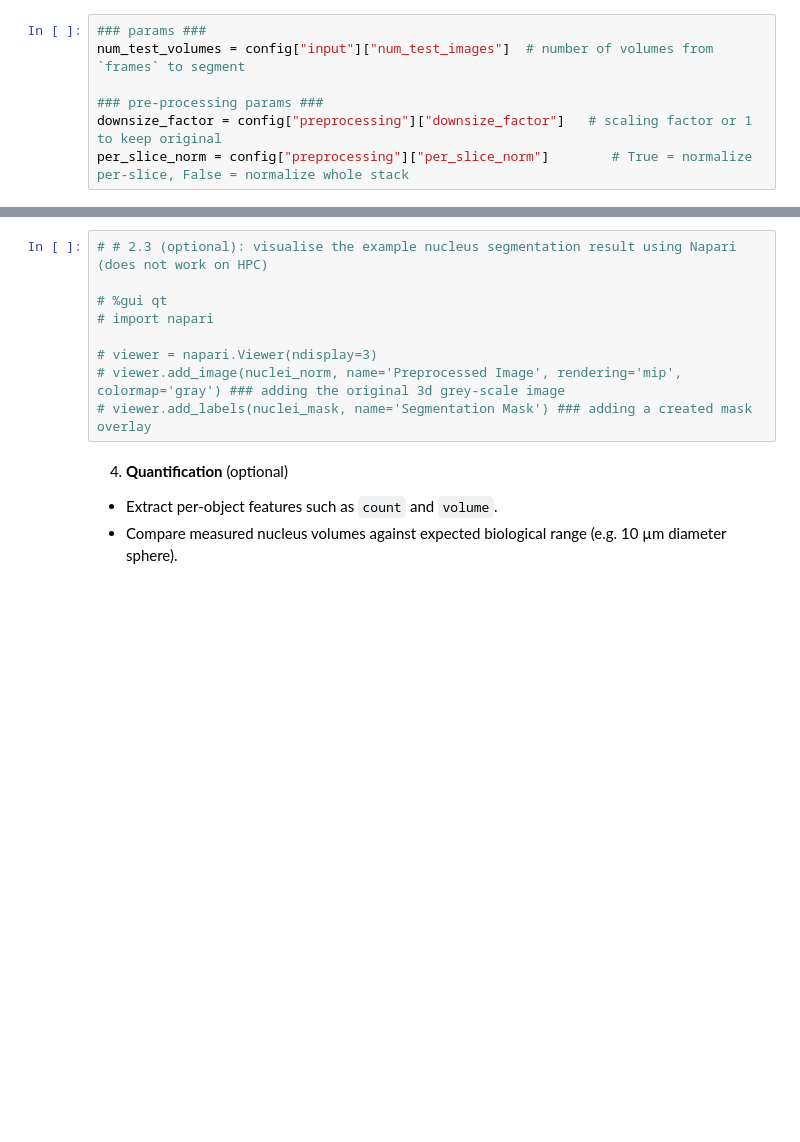
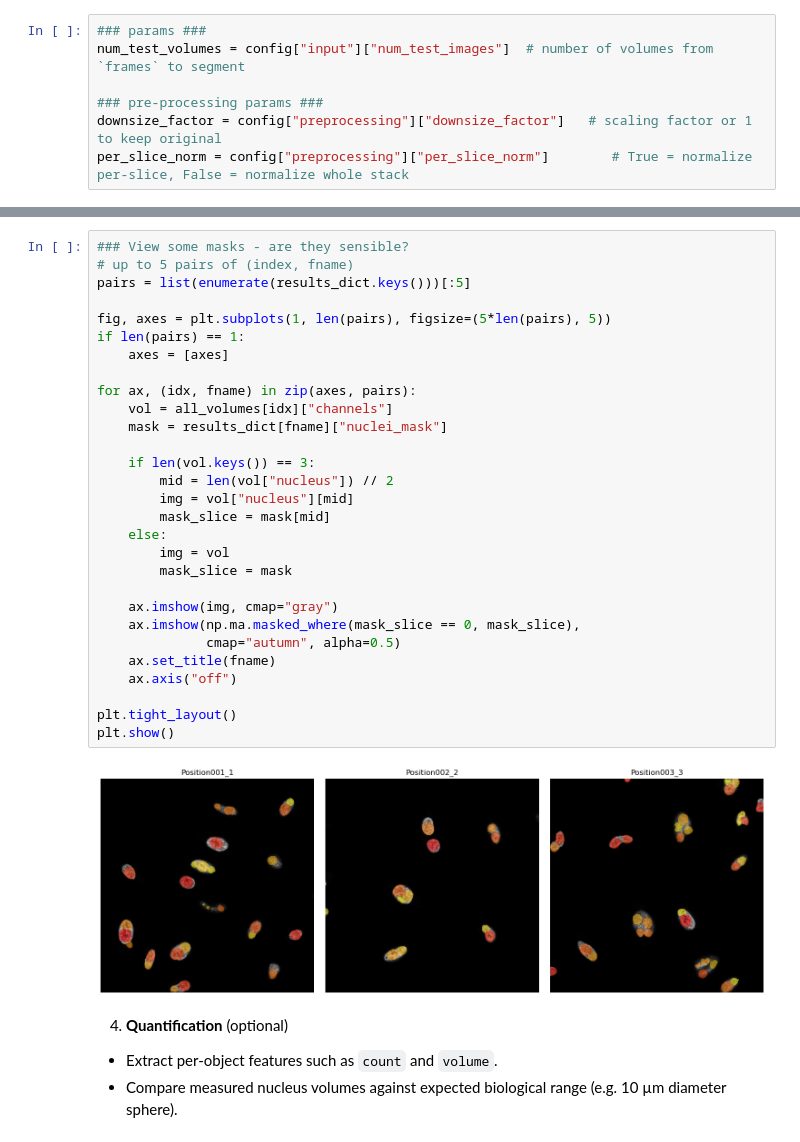
Before and after one commit to UCL-Biosciences/UCL-Biosciences-Image-Analysis, a Jupyter notebook: notebooks/3d_multichannel_analysis.ipynb, the cells around one changed output, grey strips where cells are left out. Drawn from its saved outputs; the diff is of its cells as text; blank space fills up the shorter version.

Commit message:
napari was killing the kernel every time I opened it. Have removed napari cells and replaced with cells that plot the masks over original images instead

```diff
--- a/notebooks/3d_multichannel_analysis.ipynb
+++ b/notebooks/3d_multichannel_analysis.ipynb
@@ -294,12 +298,34 @@ Using default values: prob_thresh=0.707933, nms_thresh=0.3.
-# %%
-# # 2.3 (optional): visualise the example nucleus segmentation result using Napari (does not work on HPC)
-
-# %gui qt
-# import napari
-
-# viewer = napari.Viewer(ndisplay=3)
-# viewer.add_image(nuclei_norm, name='Preprocessed Image', rendering='mip', colormap='gray') ### adding the original 3d grey-scale image
-# viewer.add_labels(nuclei_mask, name='Segmentation Mask') ### adding a created mask overlay
+# %%
+### View some masks - are they sensible?
+# up to 5 pairs of (index, fname)
+pairs = list(enumerate(results_dict.keys()))[:5]
+
+fig, axes = plt.subplots(1, len(pairs), figsize=(5*len(pairs), 5))
+if len(pairs) == 1:
+    axes = [axes]
+
+for ax, (idx, fname) in zip(axes, pairs):
+    vol = all_volumes[idx]["channels"]
+    mask = results_dict[fname]["nuclei_mask"]
+
+    if len(vol.keys()) == 3:
+        mid = len(vol["nucleus"]) // 2
+        img = vol["nucleus"][mid]
+        mask_slice = mask[mid]
+    else:
+        img = vol
+        mask_slice = mask
+
+    ax.imshow(img, cmap="gray")
+    ax.imshow(np.ma.masked_where(mask_slice == 0, mask_slice),
+              cmap="autumn", alpha=0.5)
+    ax.set_title(fname)
+    ax.axis("off")
+
+plt.tight_layout()
+plt.show()
+# %% [output]
+[figure, added]
 # %% [markdown]
  4. **Quantification** (optional)
 - Extract per-object features such as `count` and `volume`.
```
Also changed, not shown: parts of 20 cells of this notebook.
